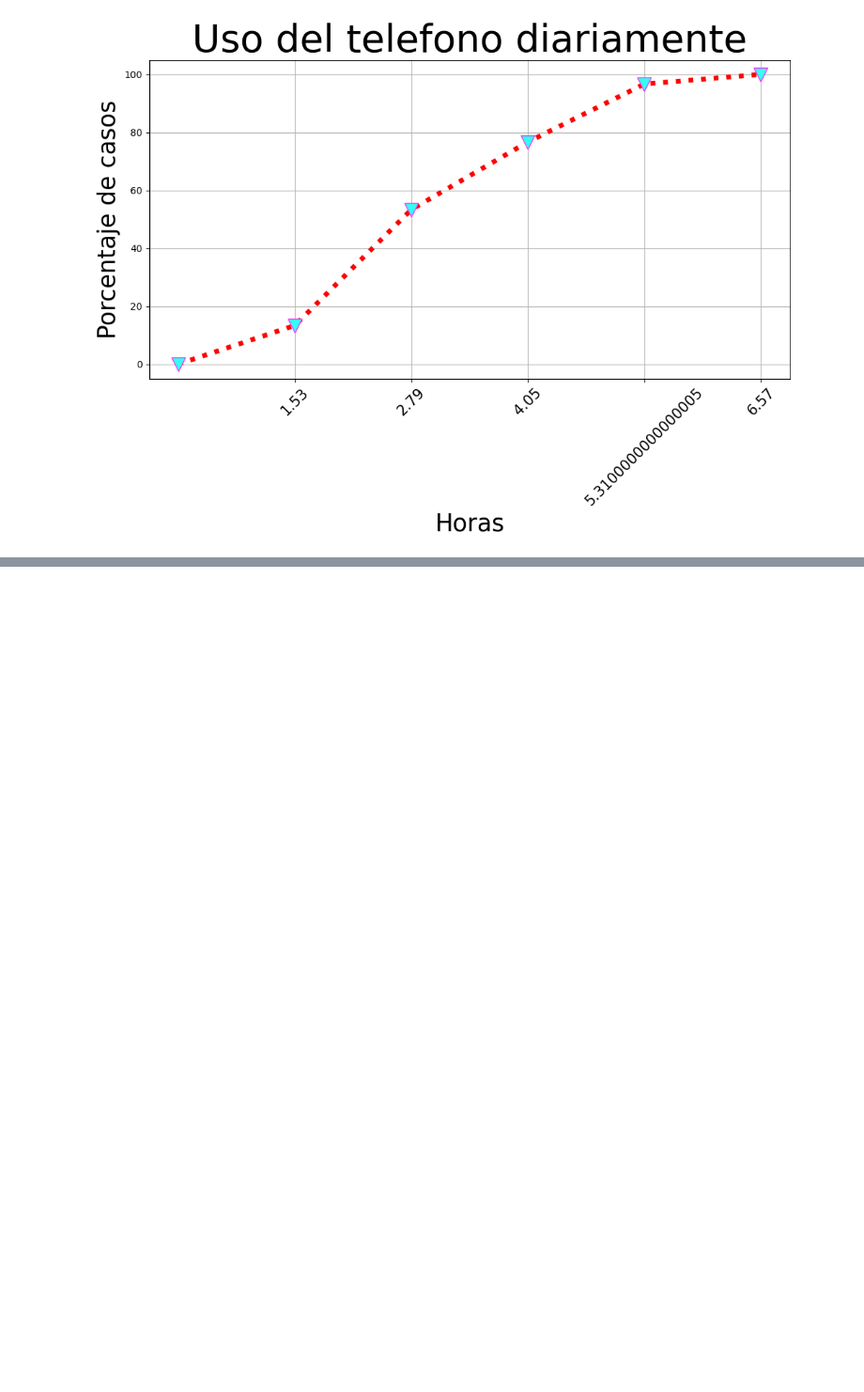
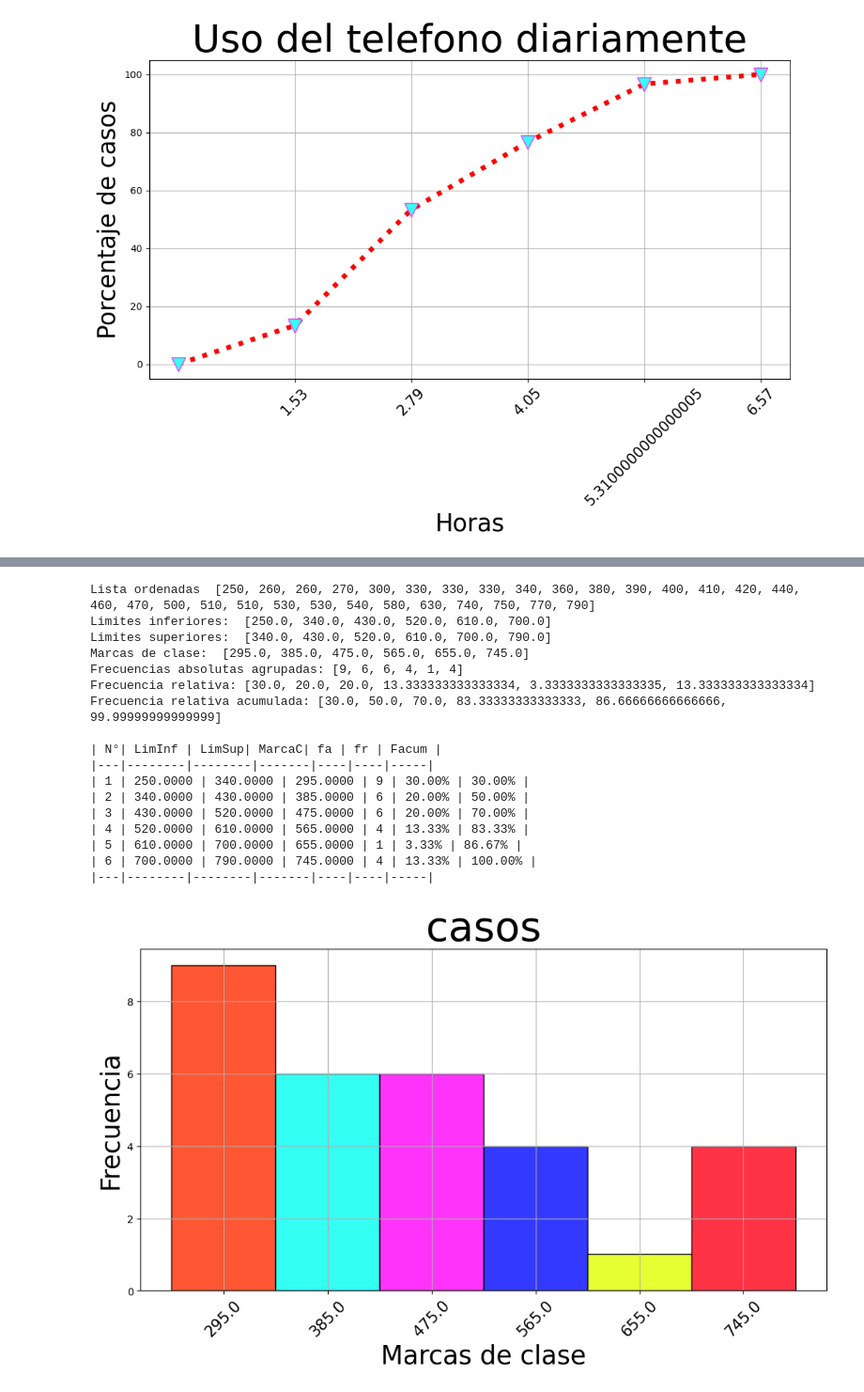
Before and after one commit to AbrahamCalva/ACVerano2024T1, a Jupyter notebook: ejercicios.ipynb, the cells around one changed output, grey strips where cells are left out. Shown at 94% size. Cells and saved outputs as stored; diff of their text form; code cells hidden in the pictures; blank space fills up the shorter version.

```diff
--- a/ejercicios.ipynb
+++ b/ejercicios.ipynb
@@ -89,0 +98,51 @@ o.generar_ojiva(marcas_clases, facum, mrks, labelx, labely2, titulo)
+# %%
+lista=[250, 790, 470, 510, 500, 330,
+    300, 750, 580, 740, 420, 260,
+    440, 770, 400, 540, 530, 330,
+    390, 380, 340, 460, 530, 260,
+    410, 360, 270, 510, 630, 330]
+ordenadas=c.ordenar_asc(lista)
+print("Lista ordenadas ",ordenadas)
+clases_sorted = c.ordenar_asc(lista)
+lim_inf, lim_sup, mrks = m2.calcular_estadisticas_intervalos(ordenadas)
+print ("Limites inferiores: ",lim_inf)
+print("Limites superiores: ",lim_sup)
+print("Marcas de clase: ", mrks)
+fa= g.fa_grouped(ordenadas, lim_inf, lim_sup)
+print("Frecuencias absolutas agrupadas:", fa)
+
+fr = s.obtener_frecuencia_relativa(fa)
+print("Frecuencia relativa:",fr)
+facum=l.obtener_frecuencia_relativa_acumulada(fr)
+print("Frecuencia relativa acumulada:", facum)
+print()
+tabla_generada = h.generar_tabla_distribucion_frecuencias(ordenadas, lim_inf, lim_sup,mrks, fa, fr, facum)
+
+print(tabla_generada)
+
+marcas_clases= i.obtener_indices(mrks)
+
+labelx = "Marcas de clase"
+labely = "Frecuencia"
+titulo = "casos"
+
+ht.generar_histograma(marcas_clases, fa, mrks, labelx, labely, titulo)
+# %% [output]
+Lista ordenadas  [250, 260, 260, 270, 300, 330, 330, 330, 340, 360, 380, 390, 400, 410, 420, 440, 460, 470, 500, 510, 510, 530, 530, 540, 580, 630, 740, 750, 770, 790]
+Limites inferiores:  [250.0, 340.0, 430.0, 520.0, 610.0, 700.0]
+Limites superiores:  [340.0, 430.0, 520.0, 610.0, 700.0, 790.0]
+Marcas de clase:  [295.0, 385.0, 475.0, 565.0, 655.0, 745.0]
+Frecuencias absolutas agrupadas: [9, 6, 6, 4, 1, 4]
+Frecuencia relativa: [30.0, 20.0, 20.0, 13.333333333333334, 3.3333333333333335, 13.333333333333334]
+Frecuencia relativa acumulada: [30.0, 50.0, 70.0, 83.33333333333333, 86.66666666666666, 99.99999999999999]
+
+| N°| LimInf | LimSup| MarcaC| fa | fr | Facum |
+|---|--------|--------|-------|----|----|-----|
+| 1 | 250.0000 | 340.0000 | 295.0000 | 9 | 30.00% | 30.00% |
+| 2 | 340.0000 | 430.0000 | 385.0000 | 6 | 20.00% | 50.00% |
+| 3 | 430.0000 | 520.0000 | 475.0000 | 6 | 20.00% | 70.00% |
+| 4 | 520.0000 | 610.0000 | 565.0000 | 4 | 13.33% | 83.33% |
+| 5 | 610.0000 | 700.0000 | 655.0000 | 1 | 3.33% | 86.67% |
+| 6 | 700.0000 | 790.0000 | 745.0000 | 4 | 13.33% | 100.00% |
+|---|--------|--------|-------|----|----|-----|
+[figure, added]
```
Also changed, not shown: parts of 2 cells of this notebook, 1 other file.
